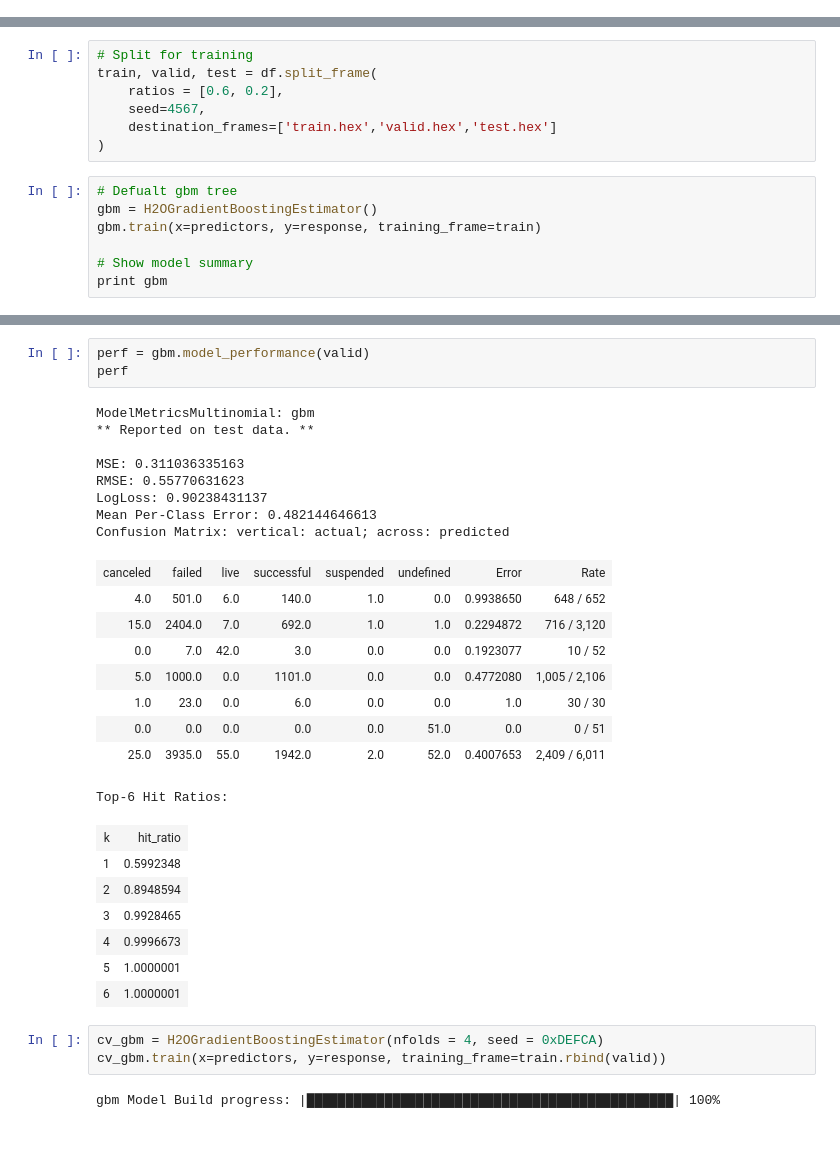
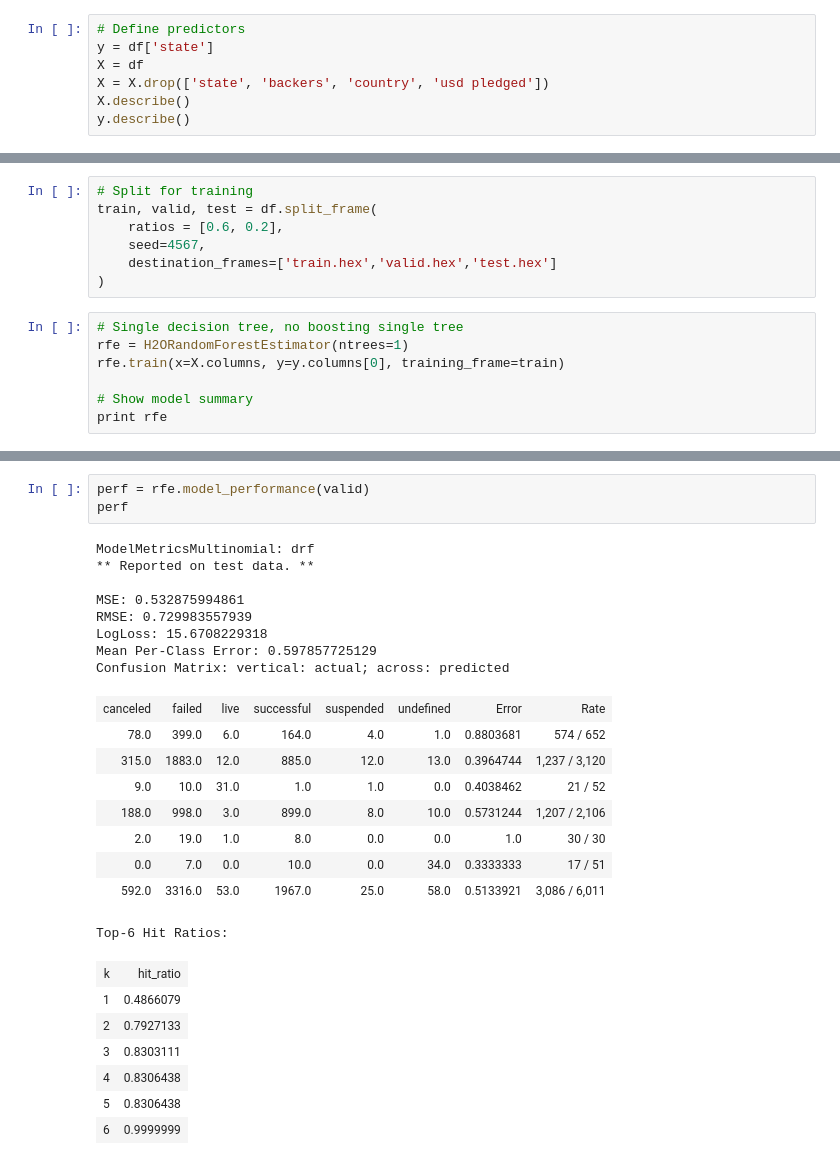
Before and after one commit to logasja/Supervised-Learning, a Jupyter notebook: Decision/Kickstarter.ipynb, the cells around one changed output, grey strips where cells are left out. Drawn from its saved outputs; the diff is of its cells as text; blank space fills up the shorter version.

```diff
--- a/Decision/Kickstarter.ipynb
+++ b/Decision/Kickstarter.ipynb
@@ -96,0 +55,7 @@ print predictors
+# %%
+# Define predictors
+y = df['state']
+X = df
+X = X.drop(['state', 'backers', 'country', 'usd pledged'])
+X.describe()
+y.describe()
@@ -102,10 +104,10 @@ train, valid, test = df.split_frame(
     destination_frames=['train.hex','valid.hex','test.hex']
 )
 # %%
-# Defualt gbm tree
-gbm = H2OGradientBoostingEstimator()
-gbm.train(x=predictors, y=response, training_frame=train)
+# Single decision tree, no boosting single tree
+rfe = H2ORandomForestEstimator(ntrees=1)
+rfe.train(x=X.columns, y=y.columns[0], training_frame=train)
 
 # Show model summary
-print gbm
+print rfe
 # %% [output]
@@ -166,33 +158,28 @@ Variable Importances:
 # %%
-perf = gbm.model_performance(valid)
+perf = rfe.model_performance(valid)
 perf
 # %% [output]
-ModelMetricsMultinomial: gbm
+ModelMetricsMultinomial: drf
 ** Reported on test data. **
 
-MSE: 0.311036335163
-RMSE: 0.55770631623
-LogLoss: 0.90238431137
-Mean Per-Class Error: 0.482144646613
+MSE: 0.532875994861
+RMSE: 0.729983557939
+LogLoss: 15.6708229318
+Mean Per-Class Error: 0.597857725129
 Confusion Matrix: vertical: actual; across: predicted
 | canceled | failed | live | successful | suspended | undefined | Error | Rate |
-| 4.0 | 501.0 | 6.0 | 140.0 | 1.0 | 0.0 | 0.9938650 | 648 / 652 |
-| 15.0 | 2404.0 | 7.0 | 692.0 | 1.0 | 1.0 | 0.2294872 | 716 / 3,120 |
-| 0.0 | 7.0 | 42.0 | 3.0 | 0.0 | 0.0 | 0.1923077 | 10 / 52 |
-| 5.0 | 1000.0 | 0.0 | 1101.0 | 0.0 | 0.0 | 0.4772080 | 1,005 / 2,106 |
-| 1.0 | 23.0 | 0.0 | 6.0 | 0.0 | 0.0 | 1.0 | 30 / 30 |
-| 0.0 | 0.0 | 0.0 | 0.0 | 0.0 | 51.0 | 0.0 | 0 / 51 |
-| 25.0 | 3935.0 | 55.0 | 1942.0 | 2.0 | 52.0 | 0.4007653 | 2,409 / 6,011 |
+| 78.0 | 399.0 | 6.0 | 164.0 | 4.0 | 1.0 | 0.8803681 | 574 / 652 |
+| 315.0 | 1883.0 | 12.0 | 885.0 | 12.0 | 13.0 | 0.3964744 | 1,237 / 3,120 |
+| 9.0 | 10.0 | 31.0 | 1.0 | 1.0 | 0.0 | 0.4038462 | 21 / 52 |
+| 188.0 | 998.0 | 3.0 | 899.0 | 8.0 | 10.0 | 0.5731244 | 1,207 / 2,106 |
+| 2.0 | 19.0 | 1.0 | 8.0 | 0.0 | 0.0 | 1.0 | 30 / 30 |
+| 0.0 | 7.0 | 0.0 | 10.0 | 0.0 | 34.0 | 0.3333333 | 17 / 51 |
+| 592.0 | 3316.0 | 53.0 | 1967.0 | 25.0 | 58.0 | 0.5133921 | 3,086 / 6,011 |
 Top-6 Hit Ratios:
 | k | hit_ratio |
-| 1 | 0.5992348 |
-| 2 | 0.8948594 |
-| 3 | 0.9928465 |
-| 4 | 0.9996673 |
-| 5 | 1.0000001 |
-| 6 | 1.0000001 |
+| 1 | 0.4866079 |
+| 2 | 0.7927133 |
+| 3 | 0.8303111 |
+| 4 | 0.8306438 |
+| 5 | 0.8306438 |
+| 6 | 0.9999999 |
-# %%
-cv_gbm = H2OGradientBoostingEstimator(nfolds = 4, seed = 0xDEFCA)
-cv_gbm.train(x=predictors, y=response, training_frame=train.rbind(valid))
-# %% [output]
-gbm Model Build progress: |███████████████████████████████████████████████| 100%
```
Also changed, not shown: parts of 13 cells of this notebook, 8 other files.
